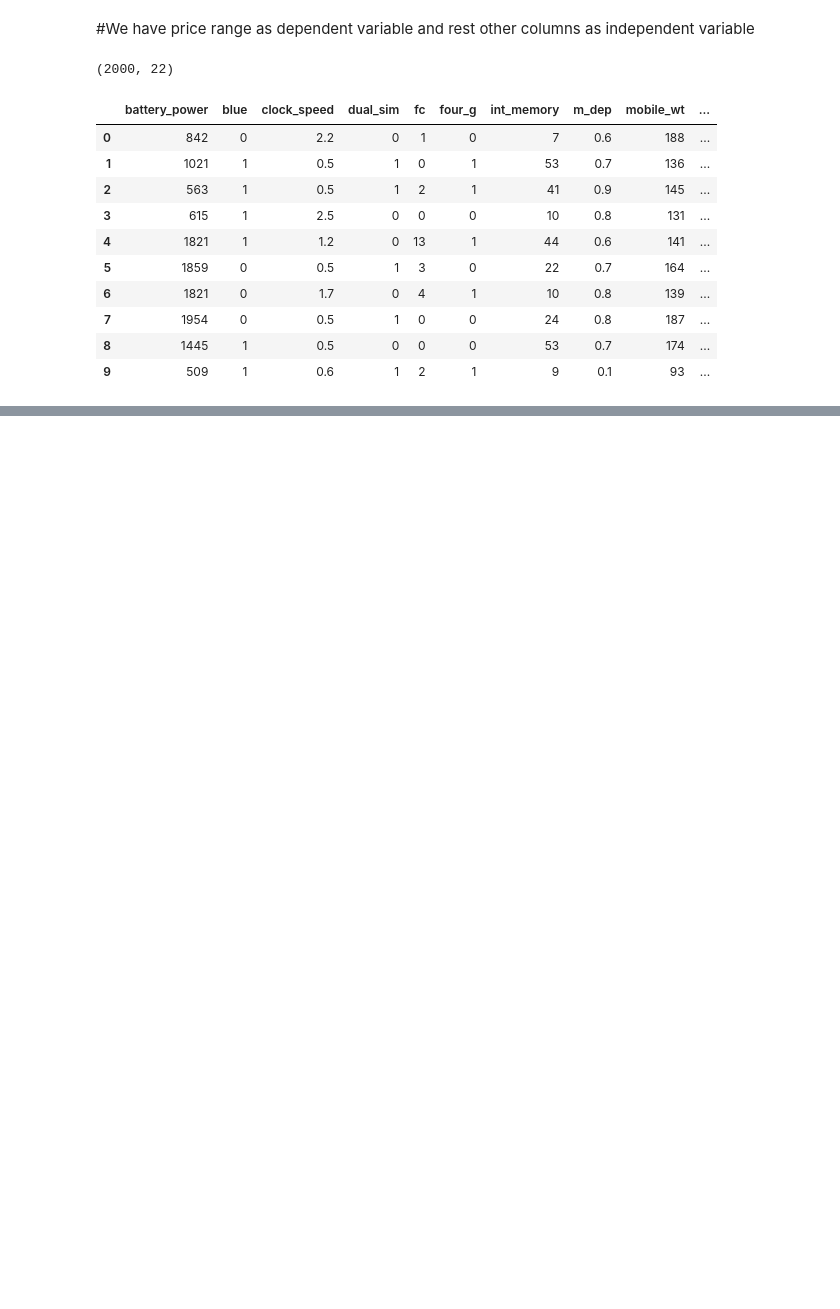
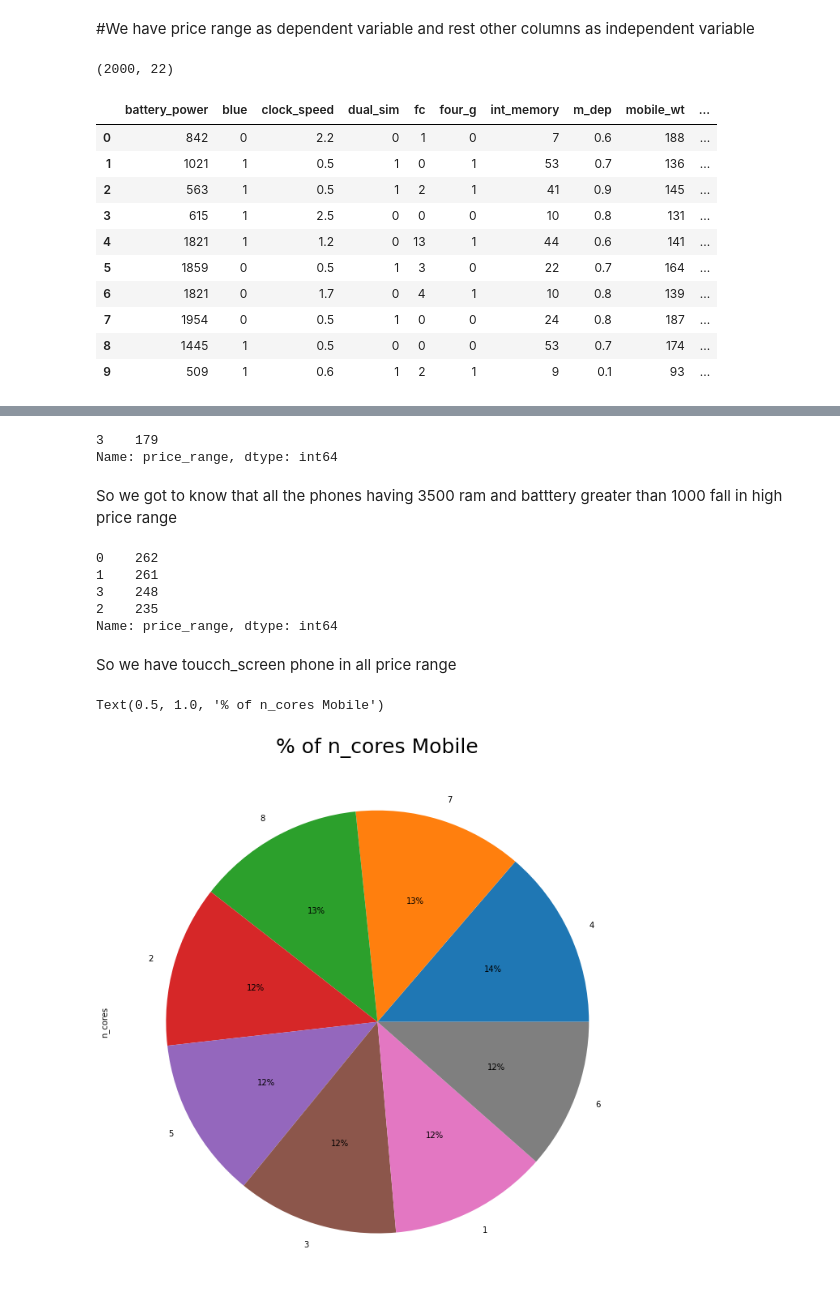
Before and after one commit to Ashu10051998/Mobile-price-Range, a Jupyter notebook: Mobile_price_prediction.ipynb, the cells around one changed output, grey strips where cells are left out. Cells and saved outputs as stored; diff of their text form; code cells hidden in the pictures; blank space fills up the shorter version.

```diff
--- a/Mobile_price_prediction.ipynb
+++ b/Mobile_price_prediction.ipynb
@@ -168,0 +217,7 @@ df['screen_area'].value_counts()
+# %%
+df1['price_range'].value_counts()
+# %% [output]
+3    179
+Name: price_range, dtype: int64
+# %% [markdown]
+So we got to know that all the phones having 3500 ram and batttery greater than 1000 fall in high price range
@@ -168,0 +226,16 @@ df['screen_area'].value_counts()
+# %%
+df2['price_range'].value_counts()
+# %% [output]
+0    262
+1    261
+3    248
+2    235
+Name: price_range, dtype: int64
+# %% [markdown]
+So we have toucch_screen phone in all price range
+# %%
+n_cores=df['n_cores'].value_counts().plot(kind='pie', autopct='%1.0f%%',figsize=(12,12))
+plt.title('% of n_cores Mobile',size=25,color='black')
+# %% [output]
+Text(0.5, 1.0, '% of n_cores Mobile')
+[figure, added]
```
Also changed, not shown: parts of 54 cells of this notebook.
